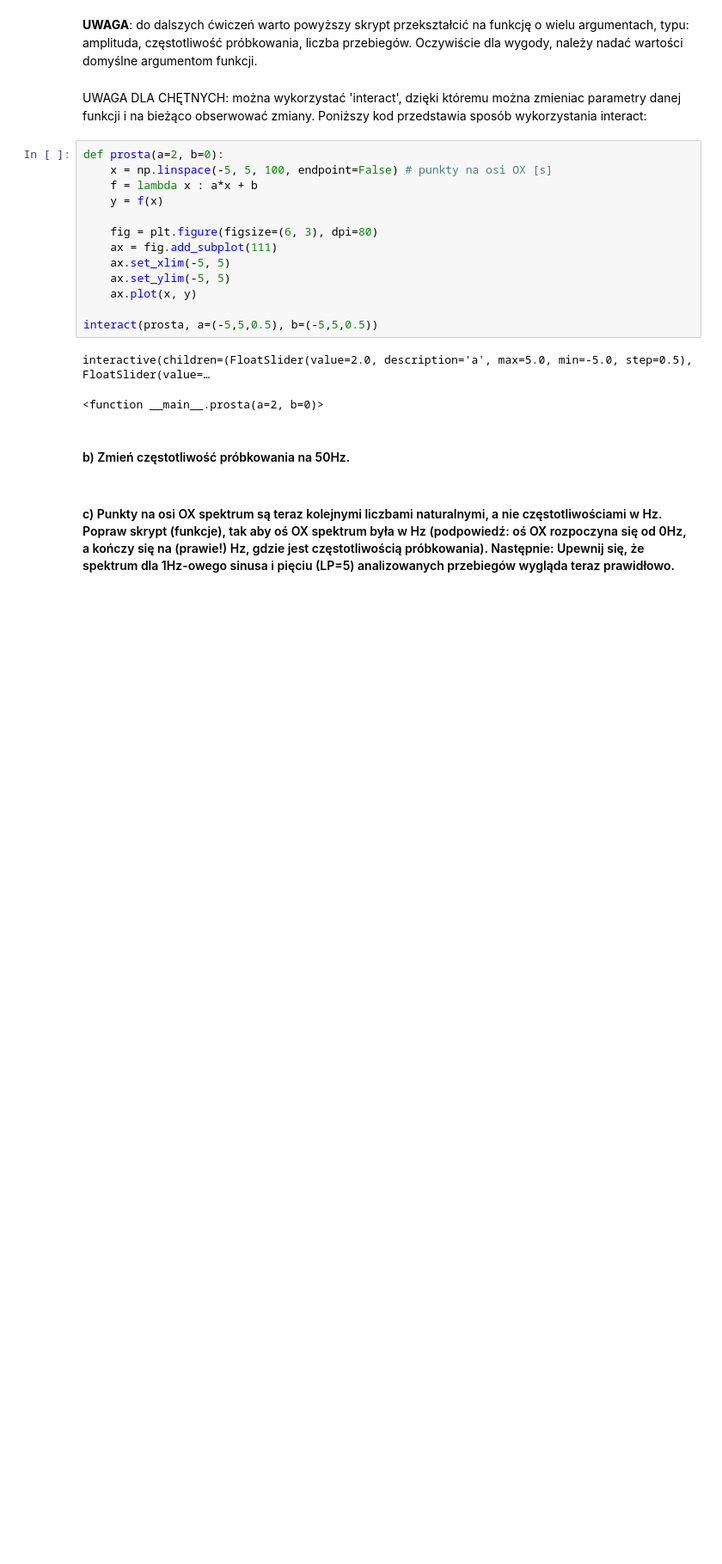
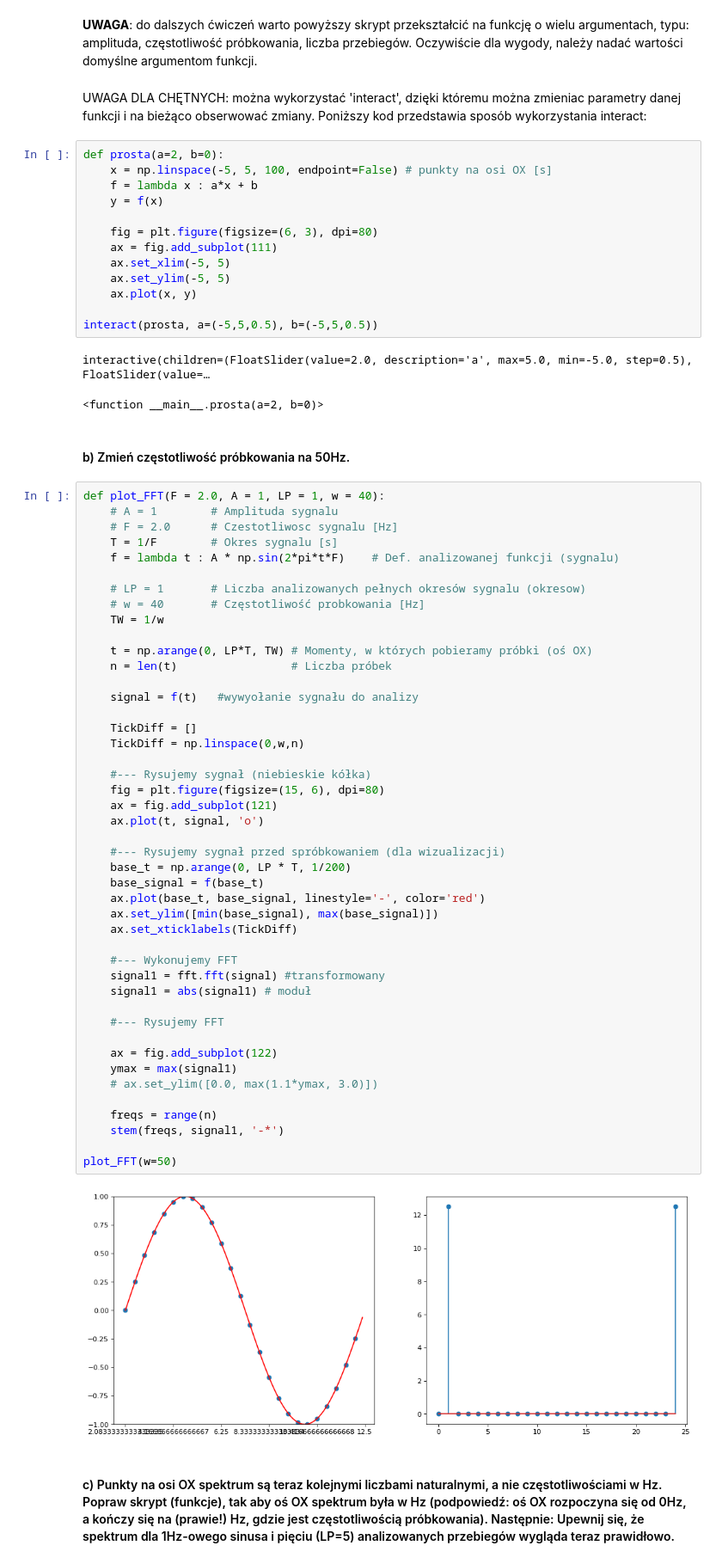
Before and after one commit to M4tof/KCK, a Jupyter notebook: zad3/signals.ipynb, the cells around one changed output. Shown at 86% size. Saved outputs shown, nothing was run; the diff lists cells and outputs as text; blank space fills up the shorter version.

```diff
--- a/zad3/signals.ipynb
+++ b/zad3/signals.ipynb
@@ -72,5 +72,52 @@ interactive(children=(FloatSlider(value=2.0, description='a', max=5.0, min=-5.0,
 <function __main__.prosta(a=2, b=0)>
 # %% [markdown]
 #### b) Zmień częstotliwość próbkowania na 50Hz.
+# %%
+def plot_FFT(F = 2.0, A = 1, LP = 1, w = 40):
+    # A = 1        # Amplituda sygnalu
+    # F = 2.0      # Czestotliwosc sygnalu [Hz]
+    T = 1/F        # Okres sygnalu [s]
+    f = lambda t : A * np.sin(2*pi*t*F)    # Def. analizowanej funkcji (sygnalu)
+
+    # LP = 1       # Liczba analizowanych pełnych okresów sygnalu (okresow)
+    # w = 40       # Częstotliwość probkowania [Hz]
+    TW = 1/w
+
+    t = np.arange(0, LP*T, TW) # Momenty, w których pobieramy próbki (oś OX)
+    n = len(t)                 # Liczba próbek
+
+    signal = f(t)   #wywyołanie sygnału do analizy
+
+    TickDiff = []
+    TickDiff = np.linspace(0,w,n)
+
+    #--- Rysujemy sygnał (niebieskie kółka)
+    fig = plt.figure(figsize=(15, 6), dpi=80)
+    ax = fig.add_subplot(121)
+    ax.plot(t, signal, 'o')
+
+    #--- Rysujemy sygnał przed spróbkowaniem (dla wizualizacji)
+    base_t = np.arange(0, LP * T, 1/200)
+    base_signal = f(base_t)
+    ax.plot(base_t, base_signal, linestyle='-', color='red')
+    ax.set_ylim([min(base_signal), max(base_signal)])
+    ax.set_xticklabels(TickDiff)
+
+    #--- Wykonujemy FFT
+    signal1 = fft.fft(signal) #transformowany
+    signal1 = abs(signal1) # moduł
+
+    #--- Rysujemy FFT
+
+    ax = fig.add_subplot(122)
+    ymax = max(signal1)
+    # ax.set_ylim([0.0, max(1.1*ymax, 3.0)])
+
+    freqs = range(n)
+    stem(freqs, signal1, '-*')
+
+plot_FFT(w=50)
+# %% [output]
+[figure, added]
 # %% [markdown]
 #### c) Punkty na osi OX spektrum są teraz kolejnymi liczbami naturalnymi, a nie częstotliwościami w Hz. Popraw skrypt (funkcje), tak aby oś OX spektrum była w Hz (podpowiedź: oś OX rozpoczyna się od 0Hz, a kończy się na (prawie!)  Hz, gdzie  jest częstotliwością próbkowania). Następnie: Upewnij się, że spektrum dla 1Hz-owego sinusa i pięciu (LP=5) analizowanych przebiegów wygląda teraz prawidłowo.
```
Also changed, not shown: parts of 2 cells of this notebook, 1 other file.
